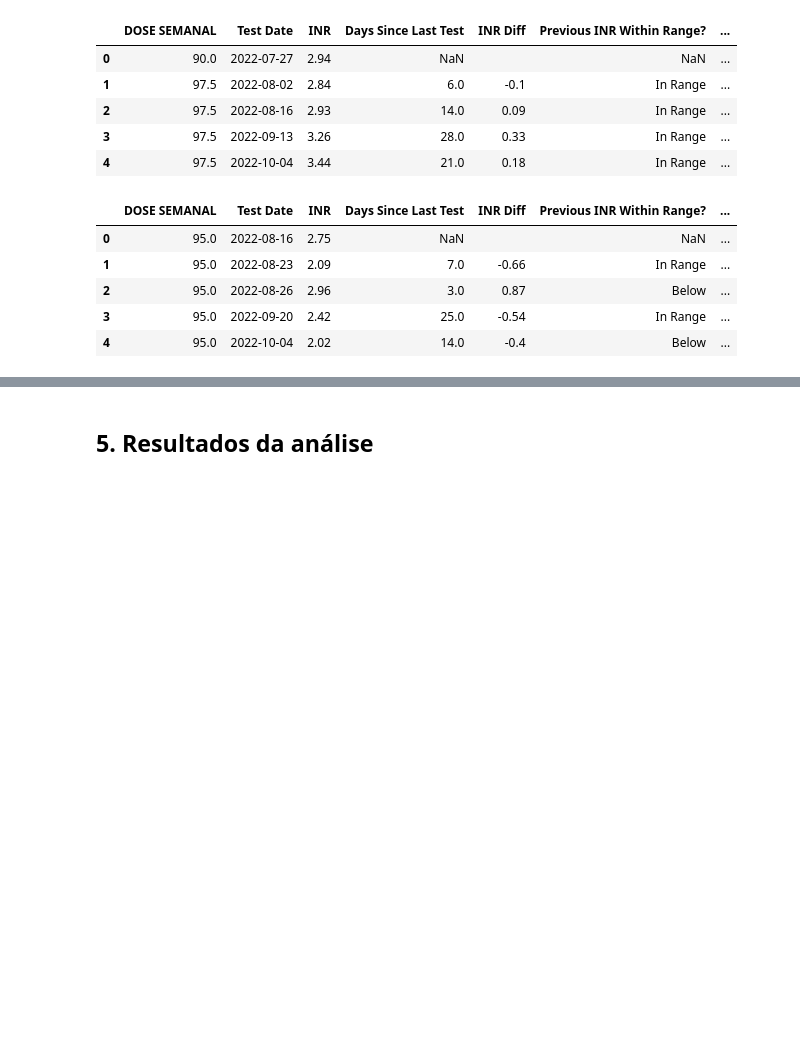
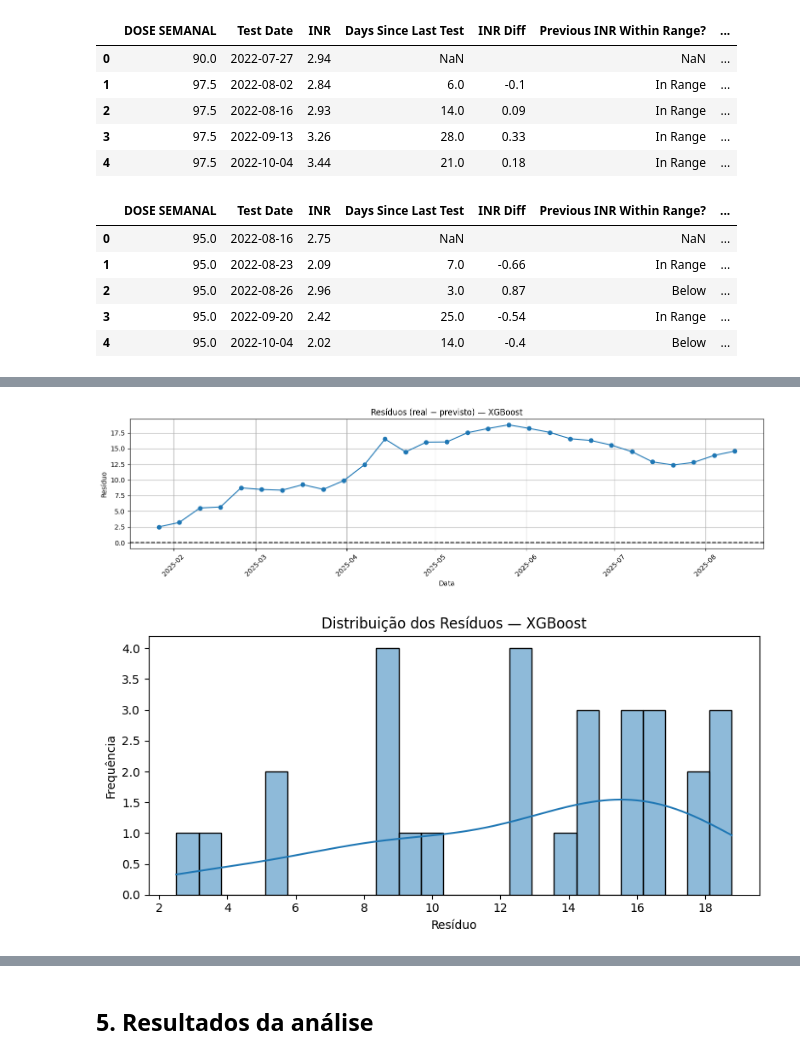
Before and after one commit to PedroMiguelCecato/inr_prediction, a Jupyter notebook: inr_prediction.ipynb, the cells around one changed output, grey strips where cells are left out. Drawn from its saved outputs; the diff is of its cells as text; code cells hidden in the pictures; blank space fills up the shorter version.

```diff
--- a/inr_prediction.ipynb
+++ b/inr_prediction.ipynb
@@ -1136,0 +303,5 @@ plot_rf_feature_importance(model_rf, feature_names=fc1, top_n=15)
+# %%
+diag.plot_residuals(dates_test1, y_test1.values, y_pred_test1, title="XGBoost")
+# %% [output]
+[figure, added]
+[figure, added]
```
Also changed, not shown: parts of 128 cells of this notebook, 17 other files.
